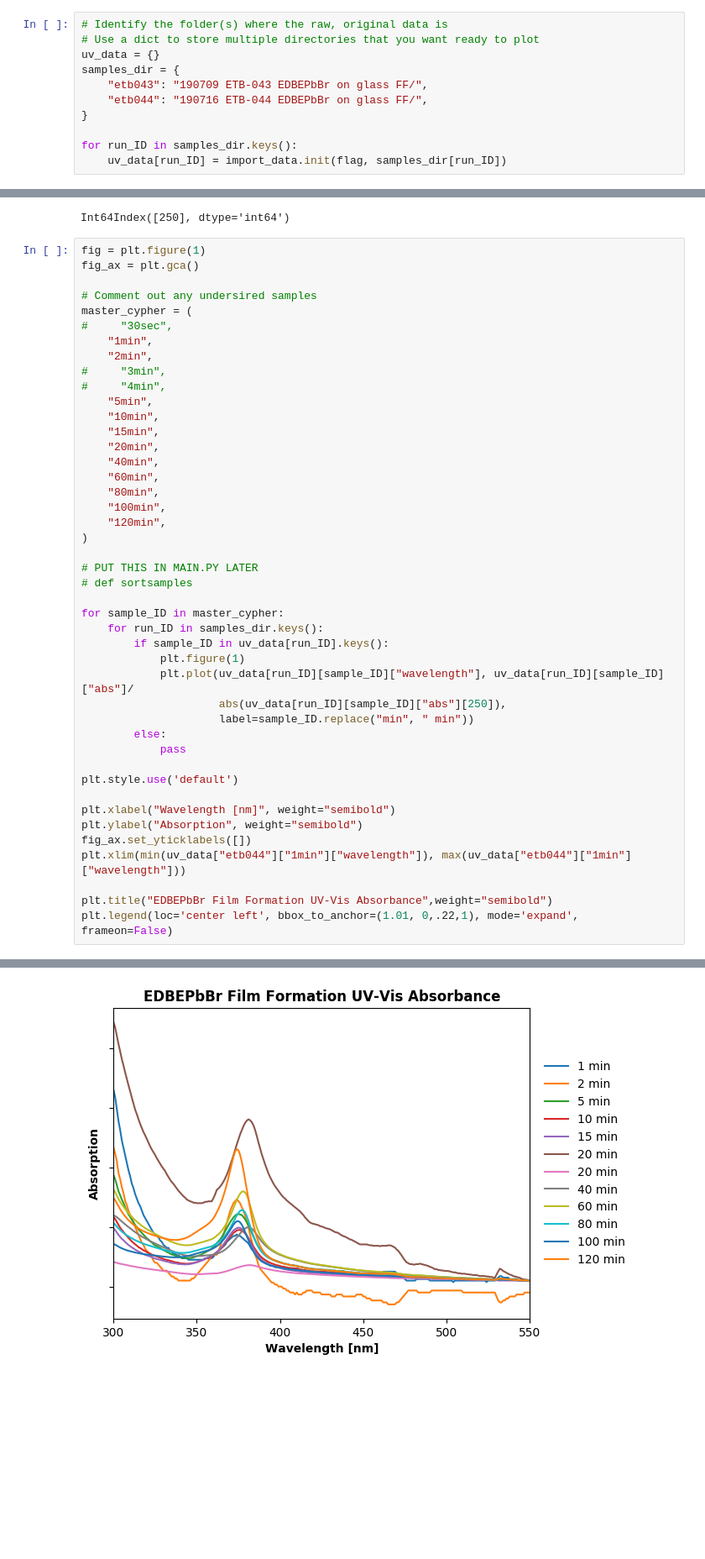
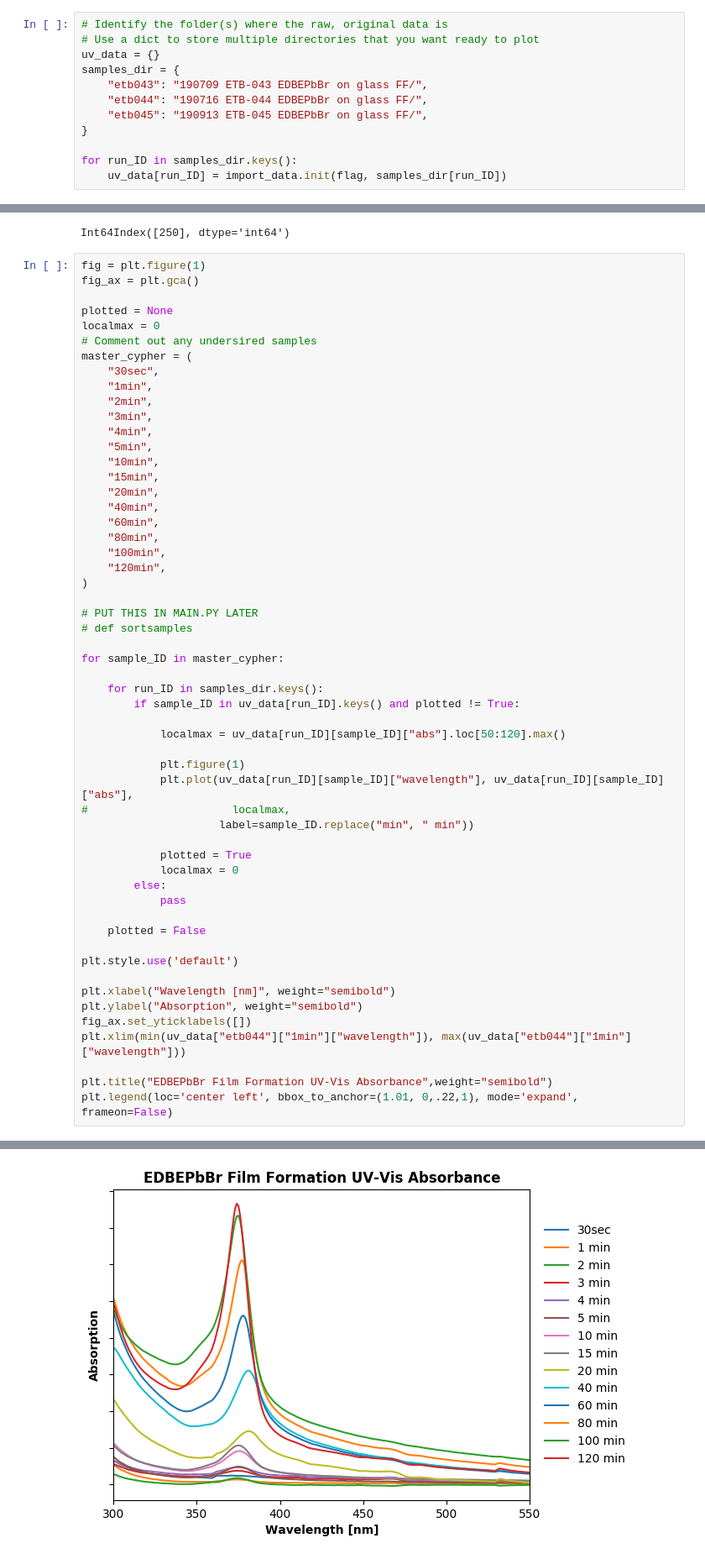
Before and after one commit to tomasbar/sciencetools_py, a Jupyter notebook: plotUVVIS.ipynb, the cells around one changed output, grey strips where cells are left out. Shown: that part at 84% size. Cells and saved outputs as stored; diff of their text form; blank space fills up the shorter version.

Commit message:
All EDBE plots done

```diff
--- a/plotUVVIS.ipynb
+++ b/plotUVVIS.ipynb
@@ -92,6 +92,7 @@ uv_data = {}
 samples_dir = {
     "etb043": "190709 ETB-043 EDBEPbBr on glass FF/",
     "etb044": "190716 ETB-044 EDBEPbBr on glass FF/",
+    "etb045": "190913 ETB-045 EDBEPbBr on glass FF/",
 }
 
 for run_ID in samples_dir.keys():
@@ -109,46 +110,57 @@ Int64Index([250], dtype='int64')
 fig = plt.figure(1)
 fig_ax = plt.gca()
 
+plotted = None
+localmax = 0
 # Comment out any undersired samples
 master_cypher = (
-#     "30sec",
+    "30sec",
     "1min",
     "2min",
-#     "3min",
-#     "4min",
+    "3min",
+    "4min",
     "5min",
     "10min",
     "15min",
     "20min",
     "40min",
     "60min",
     "80min",
     "100min",
     "120min",
 )
 
 # PUT THIS IN MAIN.PY LATER
 # def sortsamples
 
 for sample_ID in master_cypher:
+
     for run_ID in samples_dir.keys():
-        if sample_ID in uv_data[run_ID].keys():
+        if sample_ID in uv_data[run_ID].keys() and plotted != True:
+
+            localmax = uv_data[run_ID][sample_ID]["abs"].loc[50:120].max()
+
             plt.figure(1)
-            plt.plot(uv_data[run_ID][sample_ID]["wavelength"], uv_data[run_ID][sample_ID]["abs"]/
-                     abs(uv_data[run_ID][sample_ID]["abs"][250]),
+            plt.plot(uv_data[run_ID][sample_ID]["wavelength"], uv_data[run_ID][sample_ID]["abs"],
+#                      localmax,
                      label=sample_ID.replace("min", " min"))
+
+            plotted = True
+            localmax = 0
         else:
             pass
+
+    plotted = False
 
 plt.style.use('default')
 
 plt.xlabel("Wavelength [nm]", weight="semibold")
 plt.ylabel("Absorption", weight="semibold")
 fig_ax.set_yticklabels([])
 plt.xlim(min(uv_data["etb044"]["1min"]["wavelength"]), max(uv_data["etb044"]["1min"]["wavelength"]))
 
 plt.title("EDBEPbBr Film Formation UV-Vis Absorbance",weight="semibold")
 plt.legend(loc='center left', bbox_to_anchor=(1.01, 0,.22,1), mode='expand', frameon=False)
 # %% [output]
 <matplotlib.legend.Legend at 0x...>
-[figure, old version]
+[figure, new version]
```
Also changed, not shown: parts of 3 cells of this notebook, 4 other files.
